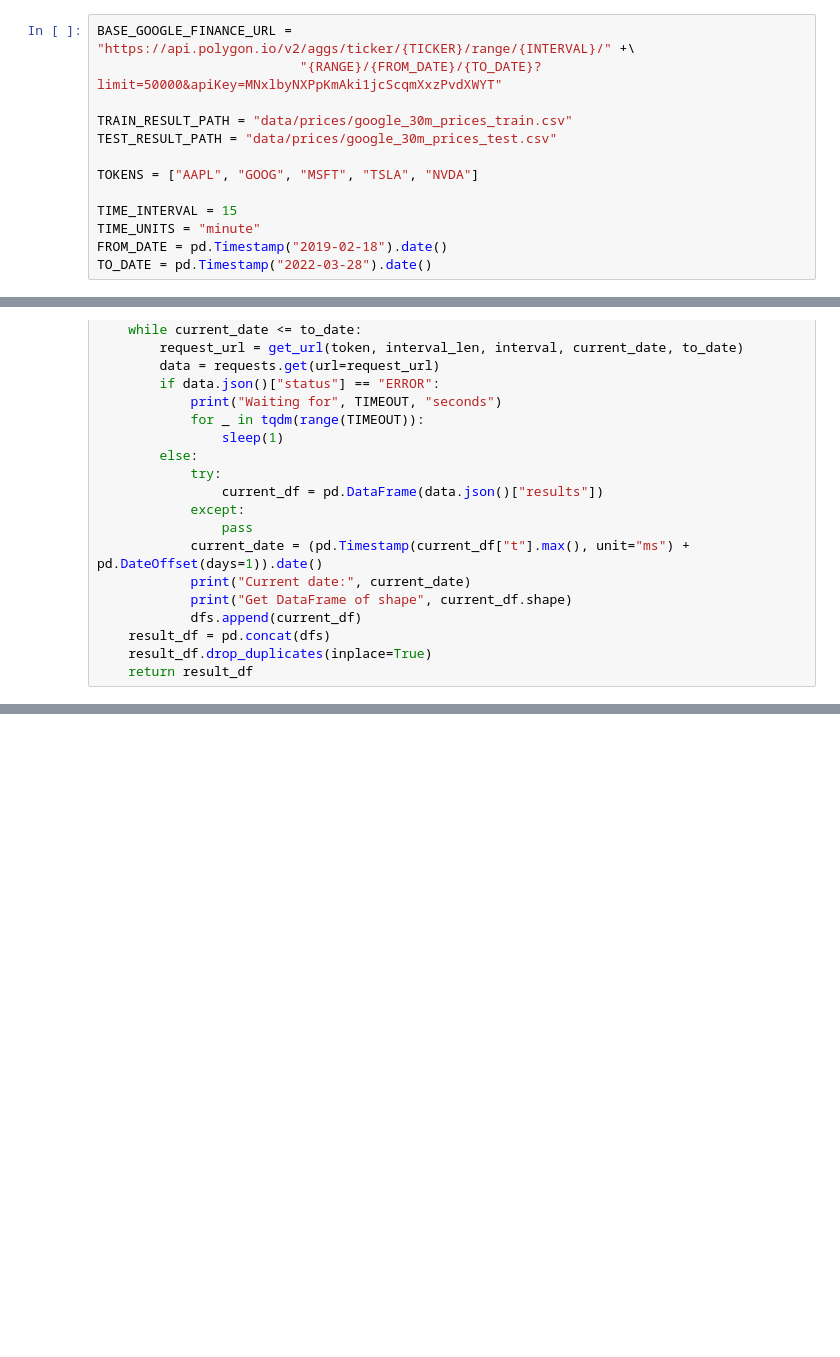
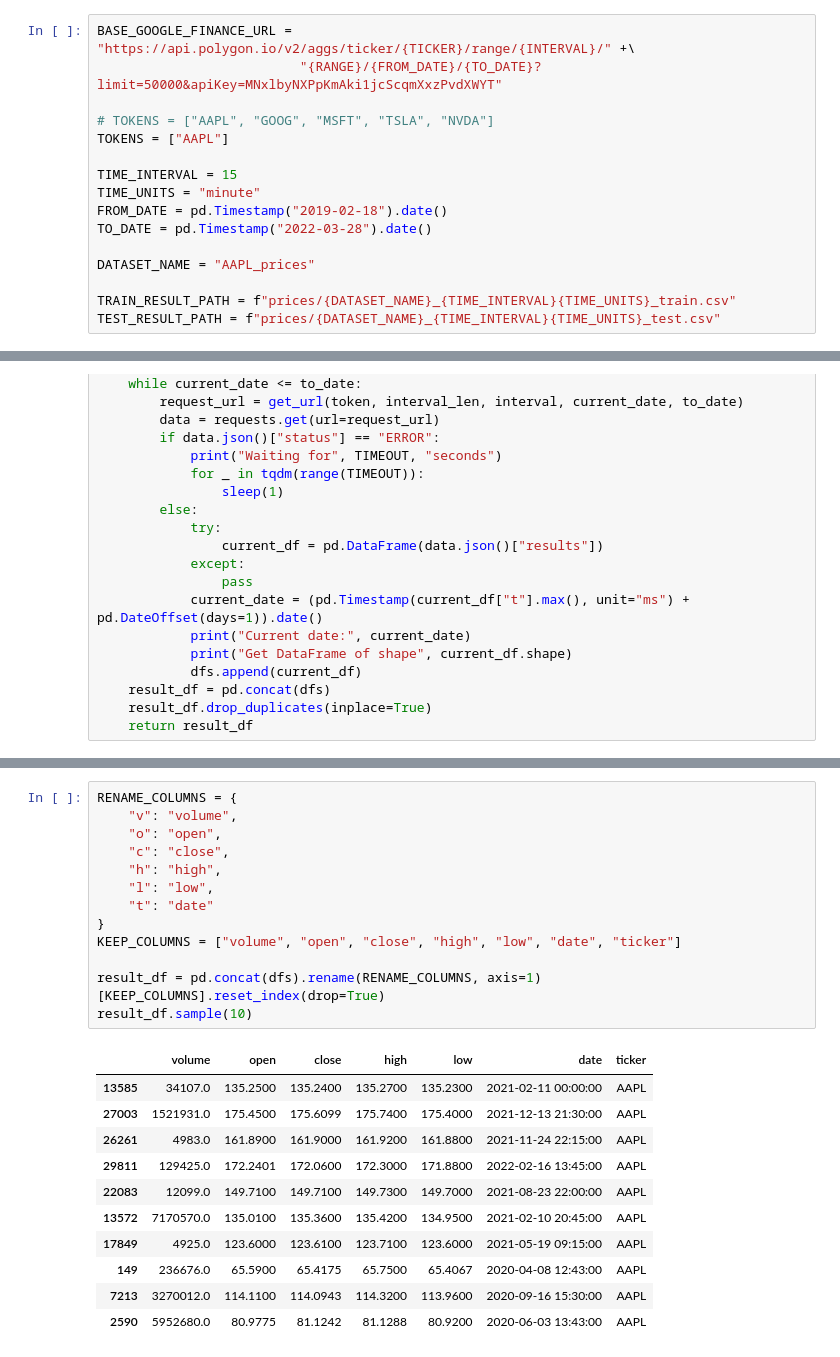
Before and after one commit to finance-qc-algo-course/investment-algorithms, a Jupyter notebook: prices_and_indicators/data/Getting market data.ipynb, the cells around one changed output, grey strips where cells are left out. Cells and saved outputs as stored; diff of their text form; blank space fills up the shorter version.

```diff
--- a/prices_and_indicators/data/Getting market data.ipynb
+++ b/prices_and_indicators/data/Getting market data.ipynb
@@ -13,15 +13,18 @@ import datetime
 BASE_GOOGLE_FINANCE_URL = "https://api.polygon.io/v2/aggs/ticker/{TICKER}/range/{INTERVAL}/" +\
                           "{RANGE}/{FROM_DATE}/{TO_DATE}?limit=50000&apiKey=MNxlbyNXPpKmAki1jcScqmXxzPvdXWYT"
 
-TRAIN_RESULT_PATH = "data/prices/google_30m_prices_train.csv"
-TEST_RESULT_PATH = "data/prices/google_30m_prices_test.csv"
-
-TOKENS = ["AAPL", "GOOG", "MSFT", "TSLA", "NVDA"]
+# TOKENS = ["AAPL", "GOOG", "MSFT", "TSLA", "NVDA"]
+TOKENS = ["AAPL"]
 
 TIME_INTERVAL = 15
 TIME_UNITS = "minute"
 FROM_DATE = pd.Timestamp("2019-02-18").date()
 TO_DATE = pd.Timestamp("2022-03-28").date()
+
+DATASET_NAME = "AAPL_prices"
+
+TRAIN_RESULT_PATH = f"prices/{DATASET_NAME}_{TIME_INTERVAL}{TIME_UNITS}_train.csv"
+TEST_RESULT_PATH = f"prices/{DATASET_NAME}_{TIME_INTERVAL}{TIME_UNITS}_test.csv"
 # %%
 def get_url(token: str, interval_len: int, interval: str, from_date: datetime.date, to_date: datetime.date):
     """
@@ -139,2 +99,27 @@ Waiting for 20 seconds
+# %%
+RENAME_COLUMNS = {
+    "v": "volume",
+    "o": "open",
+    "c": "close",
+    "h": "high",
+    "l": "low",
+    "t": "date"
+}
+KEEP_COLUMNS = ["volume", "open", "close", "high", "low", "date", "ticker"]
+
+result_df = pd.concat(dfs).rename(RENAME_COLUMNS, axis=1)[KEEP_COLUMNS].reset_index(drop=True)
+result_df.sample(10)
+# %% [output]
+|  | volume | open | close | high | low | date | ticker |
+| 13585 | 34107.0 | 135.2500 | 135.2400 | 135.2700 | 135.2300 | 2021-02-11 00:00:00 | AAPL |
+| 27003 | 1521931.0 | 175.4500 | 175.6099 | 175.7400 | 175.4000 | 2021-12-13 21:30:00 | AAPL |
+| 26261 | 4983.0 | 161.8900 | 161.9000 | 161.9200 | 161.8800 | 2021-11-24 22:15:00 | AAPL |
+| 29811 | 129425.0 | 172.2401 | 172.0600 | 172.3000 | 171.8800 | 2022-02-16 13:45:00 | AAPL |
+| 22083 | 12099.0 | 149.7100 | 149.7100 | 149.7300 | 149.7000 | 2021-08-23 22:00:00 | AAPL |
+| 13572 | 7170570.0 | 135.0100 | 135.3600 | 135.4200 | 134.9500 | 2021-02-10 20:45:00 | AAPL |
+| 17849 | 4925.0 | 123.6000 | 123.6100 | 123.7100 | 123.6000 | 2021-05-19 09:15:00 | AAPL |
+| 149 | 236676.0 | 65.5900 | 65.4175 | 65.7500 | 65.4067 | 2020-04-08 12:43:00 | AAPL |
+| 7213 | 3270012.0 | 114.1100 | 114.0943 | 114.3200 | 113.9600 | 2020-09-16 15:30:00 | AAPL |
+| 2590 | 5952680.0 | 80.9775 | 81.1242 | 81.1288 | 80.9200 | 2020-06-03 13:43:00 | AAPL |
 # %%
 TEST_RATIO = 0.2
```
Also changed, not shown: parts of 2 cells of this notebook, 8 other files.
